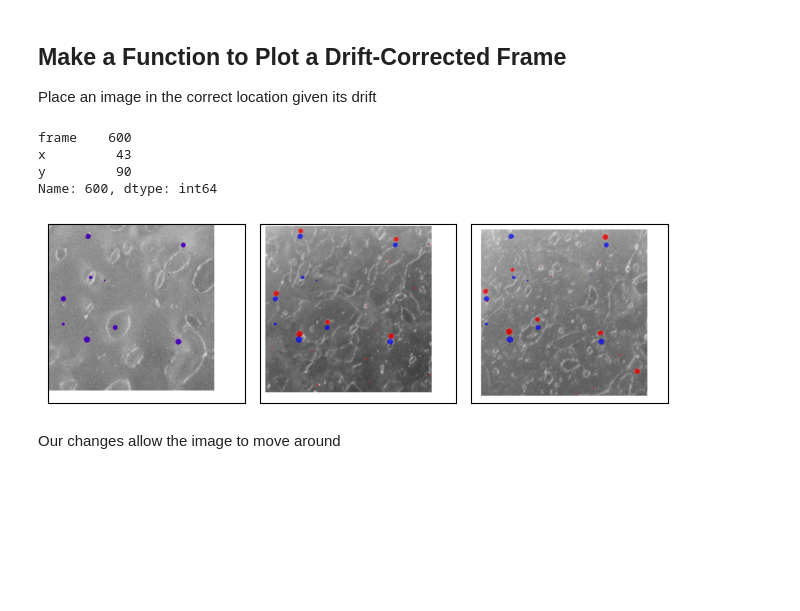
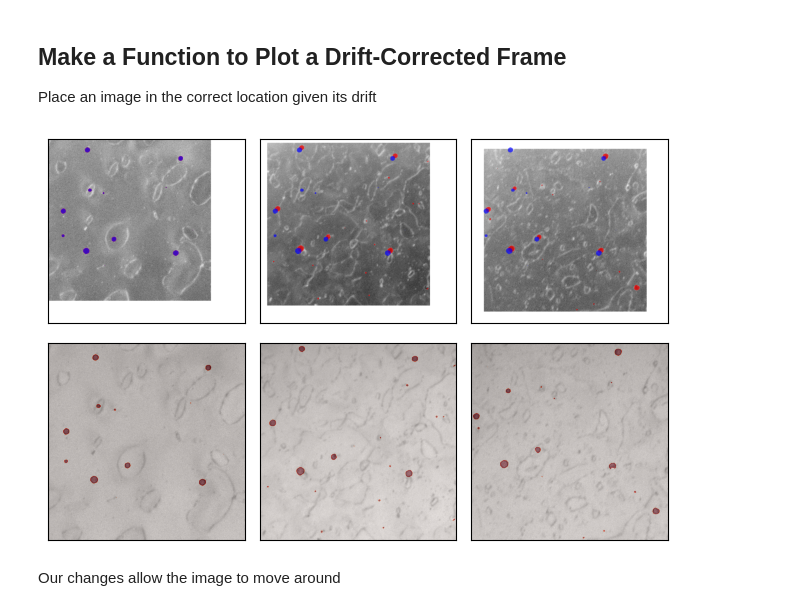
Before and after one commit to ivem-argonne/learning-damage-dynamics, a Jupyter notebook: 0_drift-correction/2_render-drift-corrected-video.ipynb, the cells around one changed output. Cells and saved outputs as stored; diff of their text form; code cells hidden in the pictures; blank space fills up the shorter version.

```diff
--- a/0_drift-correction/2_render-drift-corrected-video.ipynb
+++ b/0_drift-correction/2_render-drift-corrected-video.ipynb
@@ -68,13 +68,6 @@ Total image size 1102x1213: 1.3 Mpixels
 # %% [markdown]
 ## Make a Function to Plot a Drift-Corrected Frame
 Place an image in the correct location given its drift
-# %%
-drifts.iloc[600]
-# %% [output]
-frame    600
-x         43
-y         90
-Name: 600, dtype: int64
 # %%
 def load_image(index: int) -> tuple[np.ndarray, np.ndarray]:
     """Place the image and mask on a canvas the size of the whole video
@@ -101,26 +94,40 @@ def load_image(index: int) -> tuple[np.ndarray, np.ndarray]:
     output_mask[offset[0]:offset[0] + image.shape[0], offset[1]:offset[1] + image.shape[1], -1] = iio.imread(masks[index])
     return output_image, output_mask
 # %%
-fig, axs = plt.subplots(1, 3, figsize=(6.5, 2.5))
+fig, axxs = plt.subplots(2, 3, figsize=(6.5, 4.5))
+
+frames = [0, 250, 500]
 
 # Get the starting mask
+axs = axxs[0, :]
 image_0, mask_0 = load_image(0)
 mask_0[:, :, :3] = [0, 0, 255]
 
-for i, ax in zip([0, 250, 500], axs):
+for i, ax in zip(frames, axs):
     image, mask = load_image(i)
 
     # Plot
     ax.imshow(image)
     ax.imshow(mask, alpha=0.7)
     ax.imshow(mask_0, alpha=0.7)
 
     ax.set_xticks([])
     ax.set_yticks([])
 
+# Print the image without correction
+axs = axxs[1, :]
+for i, ax in zip(frames, axs):
+    image = iio.imread(images[i])
+    mask = iio.imread(masks[i])
+    ax.imshow(image, cmap='gray')
+    ax.imshow(mask, cmap='Reds', alpha=0.5)
+
+    ax.set_xticks([])
+    ax.set_yticks([])
+
 fig.tight_layout(pad=1.08)
 # %% [output]
-[figure, old version]
+[figure, new version]
 # %% [markdown]
 Our changes allow the image to move around
 # %% [markdown]
```
Also changed, not shown: parts of 4 cells of this notebook, 4 other files.
